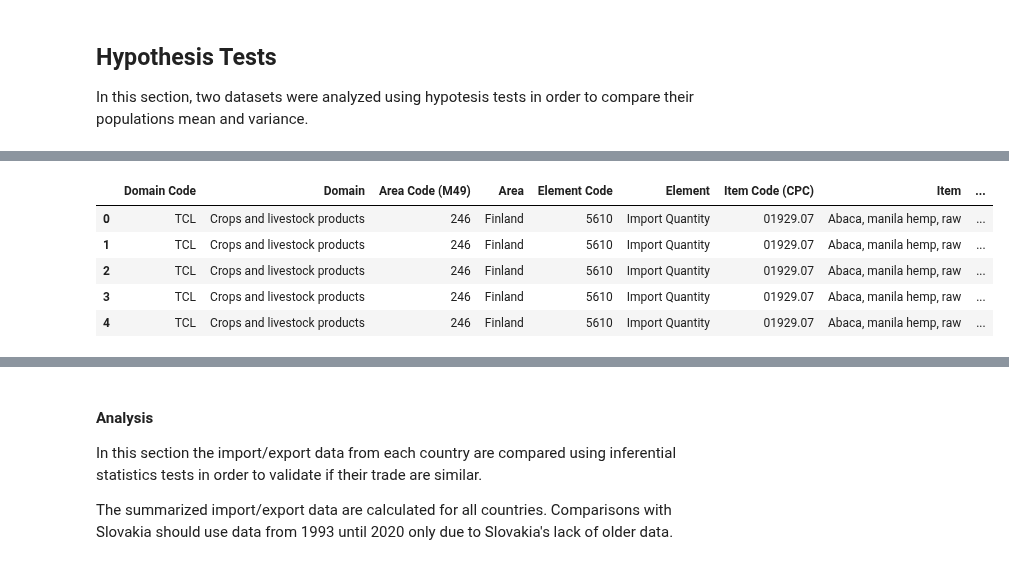
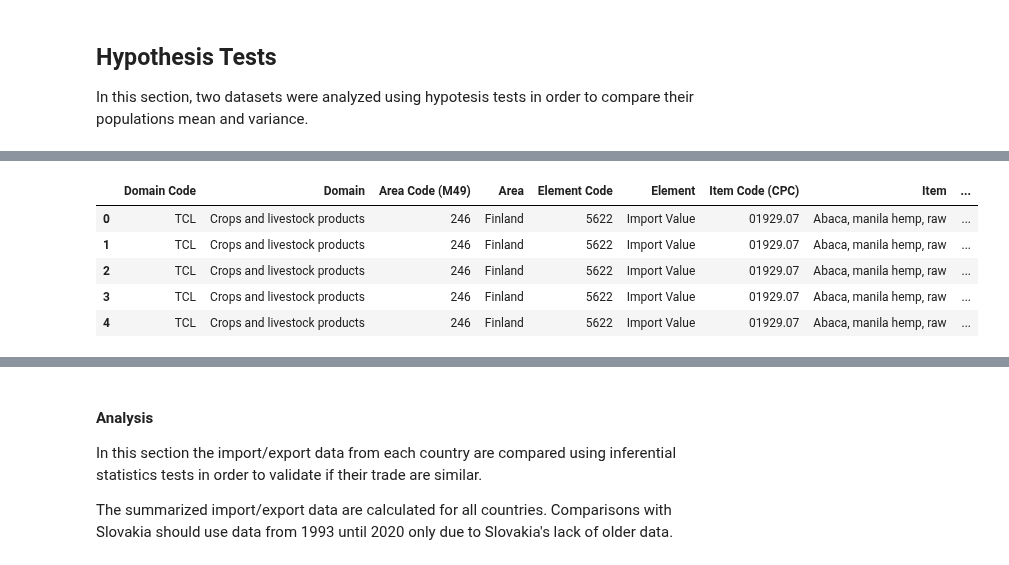
Before and after one commit to CCT-MastersDA/cct-ca2, a Jupyter notebook: jupyter/Statistics.ipynb, the cells around one changed output, grey strips where cells are left out. Saved outputs shown, nothing was run; the diff lists cells and outputs as text; code cells hidden in the pictures.

```diff
--- a/jupyter/Statistics.ipynb
+++ b/jupyter/Statistics.ipynb
@@ -380,11 +278,11 @@ The reason to plot these graphs were to have a better idea about the behaviour o
 # %%
-# showing raw dataset
-dataset = pd.read_csv('./datasets/fao-import-export-eu.csv', encoding='utf-8')
-dataset.head()
+# getting import/export val processed dataset
+im_ex_val_data = pd.read_csv(join(DATA_PREP_FOLDER, IMP_EXP_DATASET_VAL), encoding='utf-8')
+im_ex_val_data.head()
 # %% [output]
 |  | Domain Code | Domain | Area Code (M49) | Area | Element Code | Element | Item Code (CPC) | Item | ... |
-| 0 | TCL | Crops and livestock products | 246 | Finland | 5610 | Import Quantity | 01929.07 | Abaca, manila hemp, raw | ... |
-| 1 | TCL | Crops and livestock products | 246 | Finland | 5610 | Import Quantity | 01929.07 | Abaca, manila hemp, raw | ... |
-| 2 | TCL | Crops and livestock products | 246 | Finland | 5610 | Import Quantity | 01929.07 | Abaca, manila hemp, raw | ... |
-| 3 | TCL | Crops and livestock products | 246 | Finland | 5610 | Import Quantity | 01929.07 | Abaca, manila hemp, raw | ... |
-| 4 | TCL | Crops and livestock products | 246 | Finland | 5610 | Import Quantity | 01929.07 | Abaca, manila hemp, raw | ... |
+| 0 | TCL | Crops and livestock products | 246 | Finland | 5622 | Import Value | 01929.07 | Abaca, manila hemp, raw | ... |
+| 1 | TCL | Crops and livestock products | 246 | Finland | 5622 | Import Value | 01929.07 | Abaca, manila hemp, raw | ... |
+| 2 | TCL | Crops and livestock products | 246 | Finland | 5622 | Import Value | 01929.07 | Abaca, manila hemp, raw | ... |
+| 3 | TCL | Crops and livestock products | 246 | Finland | 5622 | Import Value | 01929.07 | Abaca, manila hemp, raw | ... |
+| 4 | TCL | Crops and livestock products | 246 | Finland | 5622 | Import Value | 01929.07 | Abaca, manila hemp, raw | ... |
```
Also changed, not shown: parts of 48 cells of this notebook, 17 other files.
